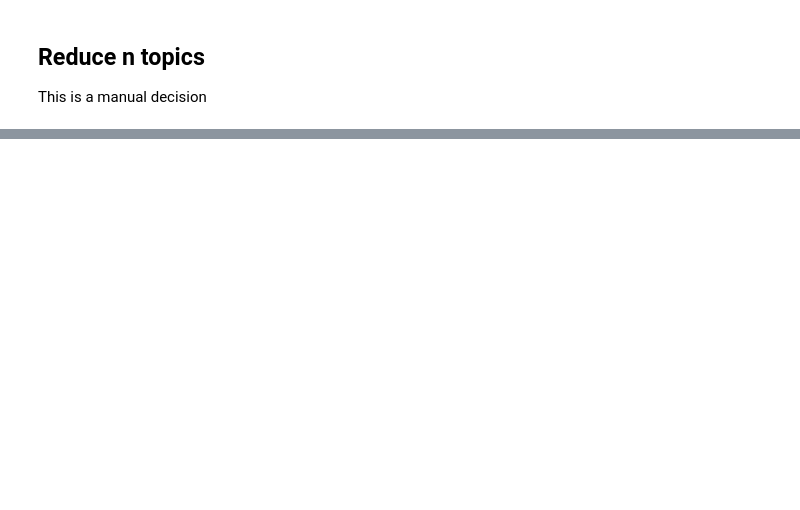
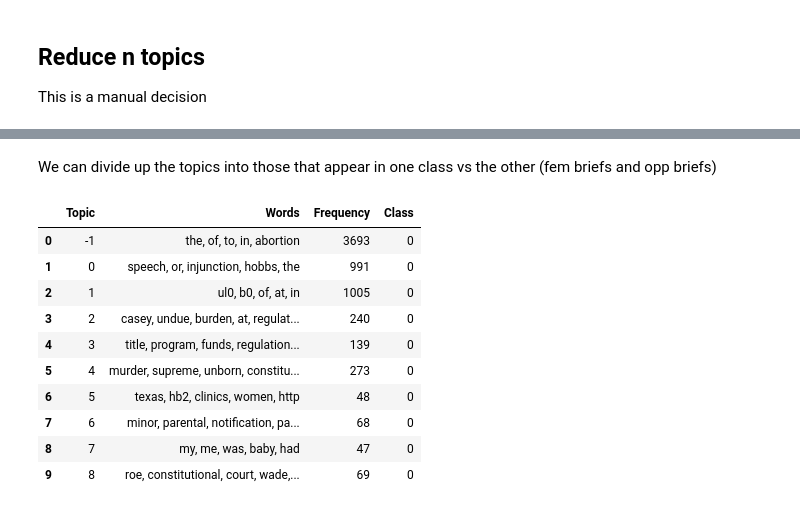
Before and after one commit to amandakonet/amicus-iv, a Jupyter notebook: nlp/topic_modeling_bert_based_uncased.ipynb, the cells around one changed output, grey strips where cells are left out. Drawn from its saved outputs; the diff is of its cells as text; code cells hidden in the pictures; blank space fills up the shorter version.

```diff
--- a/nlp/topic_modeling_bert_based_uncased.ipynb
+++ b/nlp/topic_modeling_bert_based_uncased.ipynb
@@ -255,0 +312,5 @@ topic_model = BERTopic(embedding_model=roberta)
+# %%
+# init embeddings and model
+bbu_ft_embed = TransformerDocumentEmbeddings('repro-rights-amicus-briefs/bert-base-uncased-finetuned-RRamicus')
+bbu_ft_tm = BERTopic(embedding_model=bbu_ft_embed, language = 'english', calculate_probabilities=True, verbose=True)
+bbu_ft_topics, bbu_ft_probs = bbu_ft_tm.fit_transform(sequences)
@@ -255,0 +368,17 @@ topic_model = BERTopic(embedding_model=roberta)
+# %% [markdown]
+We can divide up the topics into those that appear in one class vs the other (fem briefs and opp briefs)
+# %%
+topics_per_class = bbu_ft_tm.topics_per_class(sequences, bbu_ft_topics, brief_party)
+topics_per_class.head(10)
+# %% [output]
+|  | Topic | Words | Frequency | Class |
+| 0 | -1 | the, of, to, in, abortion | 3693 | 0 |
+| 1 | 0 | speech, or, injunction, hobbs, the | 991 | 0 |
+| 2 | 1 | ul0, b0, of, at, in | 1005 | 0 |
+| 3 | 2 | casey, undue, burden, at, regulat... | 240 | 0 |
+| 4 | 3 | title, program, funds, regulation... | 139 | 0 |
+| 5 | 4 | murder, supreme, unborn, constitu... | 273 | 0 |
+| 6 | 5 | texas, hb2, clinics, women, http | 48 | 0 |
+| 7 | 6 | minor, parental, notification, pa... | 68 | 0 |
+| 8 | 7 | my, me, was, baby, had | 47 | 0 |
+| 9 | 8 | roe, constitutional, court, wade,... | 69 | 0 |
```
Also changed, not shown: parts of 29 cells of this notebook.
